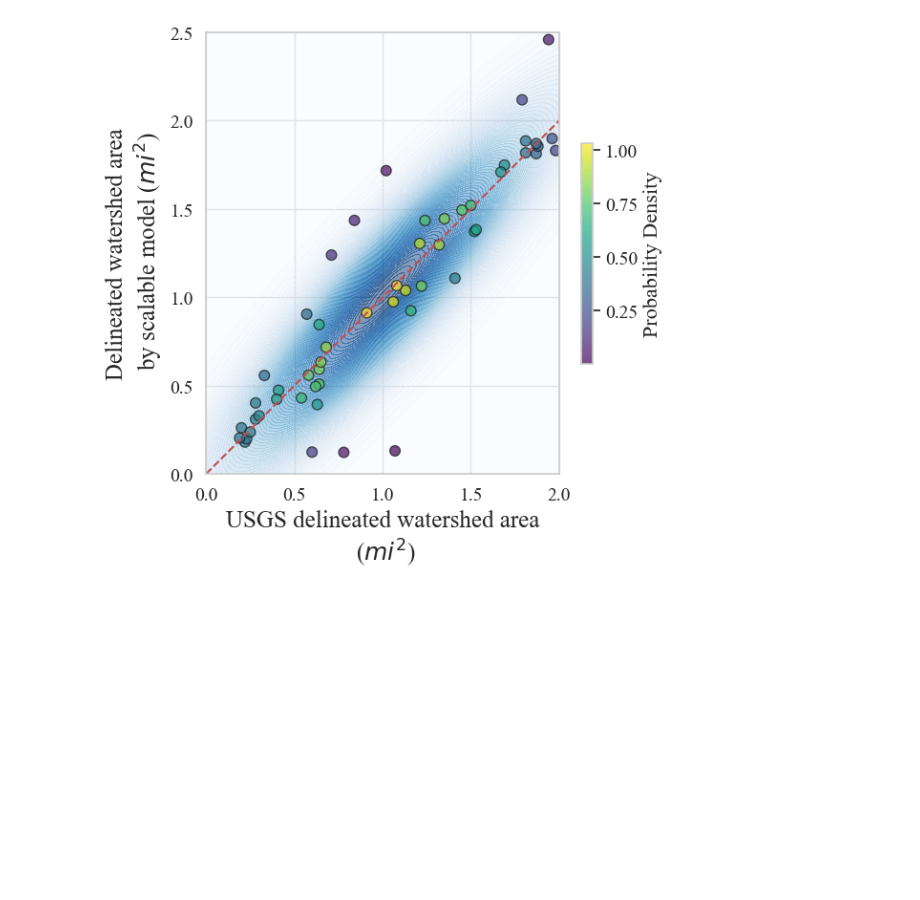
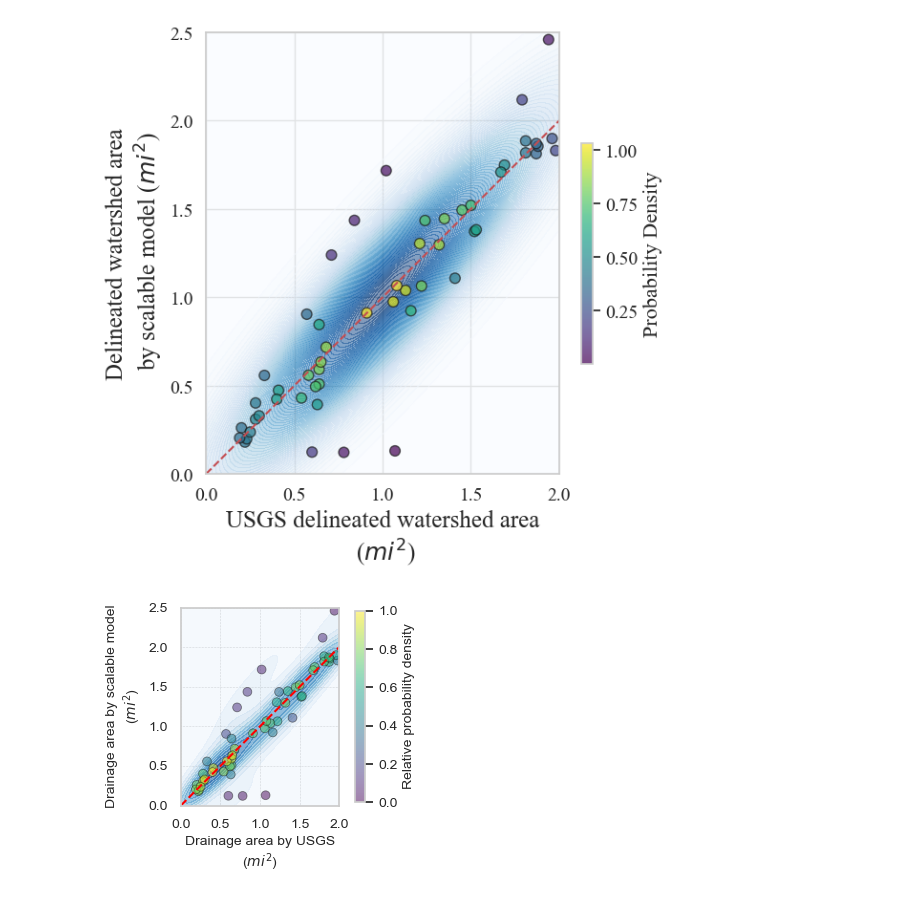
Before and after one commit to omidemam/flood_risk_dynamics, a Jupyter notebook: 4. Validation/watershed delineation validation.ipynb, the cells around one changed output. Saved outputs shown, nothing was run; the diff lists cells and outputs as text; code cells hidden in the pictures; blank space fills up the shorter version.

```diff
--- a/4. Validation/watershed delineation validation.ipynb
+++ b/4. Validation/watershed delineation validation.ipynb
@@ -1138,3 +1138,99 @@ plt.savefig(r'D:\culvert repo\Results\Figures\watershedvalidationresults.png', d
 plt.show()
 # %% [output]
 [figure]
+# %%
+import numpy as np
+import pandas as pd
+import seaborn as sns
+import matplotlib.pyplot as plt
+from scipy.stats import gaussian_kde
+
+# ------------------------
+# Style
+# ------------------------
+sns.set(style="whitegrid")
+plt.rcParams.update({
+    'font.family': 'Arial',
+    'font.size': 10,
+    'axes.titlesize': 10,
+    'axes.labelsize': 10,
+    'xtick.labelsize': 10,
+    'ytick.labelsize': 10,
+    'legend.fontsize': 10,
+})
+
+# ------------------------
+# Data
+# ------------------------
+# Ensure numeric & drop NaNs/Infs
+x = pd.to_numeric(df['USGS_delineated_area'], errors='coerce').to_numpy()
+y = pd.to_numeric(df['Delineated_area_by_code'], errors='coerce').to_numpy()
+valid = np.isfinite(x) & np.isfinite(y)
+x, y = x[valid], y[valid]
+
+# Limits (edit if you like)
+x_min, x_max = 0.0, 2.0
+y_min, y_max = 0.0, 2.5
+
+# ------------------------
+# KDE fit (one model used for BOTH background & scatter colors)
+# ------------------------
+kde = gaussian_kde([x, y])
+
+# Evaluate KDE at each point for scatter colors
+dens = kde([x, y])                 # raw density values
+# Normalize to 0–1 for a nice, interpretable colorbar
+dens_norm = (dens - dens.min()) / (dens.max() - dens.min())
+
+# ------------------------
+# Figure
+# ------------------------
+fig, ax = plt.subplots(figsize=(4, 3))
+
+# --- KDE background (filled contours) ---
+# Make a grid for the background
+xx, yy = np.meshgrid(
+    np.linspace(x_min, x_max, 200),
+    np.linspace(y_min, y_max, 200)
+)
+zz = kde([xx.ravel(), yy.ravel()]).reshape(xx.shape)
+
+# Filled contours (background)
+# (using seaborn's kdeplot is fine too; here we draw directly from zz for full control)
+cs = ax.contourf(xx, yy, zz, levels=10, cmap='Blues', alpha=0.55)
+
+# Optional contour lines for definition
+#ax.contour(xx, yy, zz, levels=, colors='white', linewidths=0.4, alpha=0.7)
+
+# --- Scatter on top, colored by the SAME KDE density ---
+sc = ax.scatter(
+    x, y,
+    c=dens_norm, cmap='viridis',
+    s=40, edgecolor='k', linewidths=0.6, alpha=0.5
+)
+
+# Colorbar (for the scatter; consistent with KDE)
+cbar = fig.colorbar(sc, ax=ax, fraction=0.03, pad=0.05)
+cbar.set_label('Relative probability density', fontsize=10)
+cbar.ax.tick_params(labelsize=10)
+
+# 1:1 reference line
+lim = max(x_max, y_max)
+ax.plot([0, lim], [0, lim], linestyle='--', linewidth=1.5, color='red')
+
+# Labels, limits, ticks, grid
+ax.set_xlabel('Drainage area by USGS\n($mi^2$)')
+ax.set_ylabel('Drainage area by scalable model\n($mi^2$)')
+ax.set_xlim(x_min, x_max)
+ax.set_ylim(y_min, y_max)
+ax.set_aspect('equal', adjustable='box')
+ax.set_xticks(np.linspace(x_min, x_max, 5))
+ax.set_yticks(np.linspace(y_min, y_max, 6))
+ax.grid(True, color='dimgray', alpha=1, linewidth=0.4, linestyle=':')
+
+plt.tight_layout()
+plt.savefig(r'D:\culvert repo\Results\Figures\watershedvalidationresults_kde_scatter.png',
+            dpi=300, bbox_inches='tight')
+plt.show()
+# %% [output]
+[figure, added]
```
Also changed, not shown: parts of 1 cell of this notebook.
